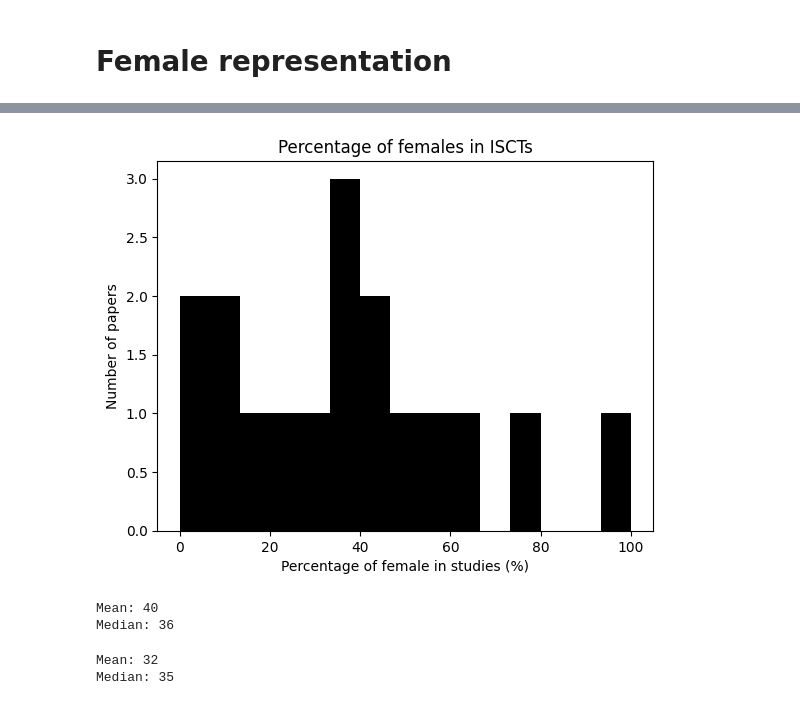
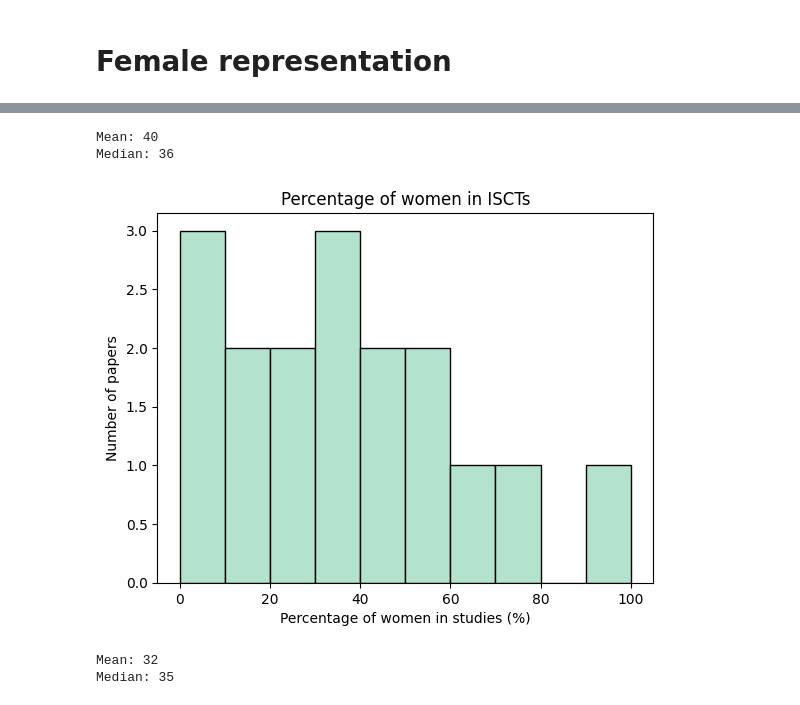
Before and after one commit to crisrogo/ISCTs_review, a Jupyter notebook: figures.ipynb, the cells around one changed output, grey strips where cells are left out. Saved outputs shown, nothing was run; the diff lists cells and outputs as text; code cells hidden in the pictures.

```diff
--- a/figures.ipynb
+++ b/figures.ipynb
@@ -694,34 +763,36 @@ plt.savefig("/home/crg17/Desktop/KCL_projects/ISCTs_review/figures/total.png")
 # %%
 from collections import Counter
 import matplotlib.pyplot as plt
 import numpy
 
 perc_females = []
 
 for paper in pie_data:
     perc_females.append(100*paper[0]/(paper[0]+paper[1]))
 
 papers_per_perc_females = Counter(perc_females)
 
 # Create the bar chart
-plt.hist(papers_per_perc_females, bins = 15, color='black')
+plt.hist(papers_per_perc_females, bins = 10, color=color_scheme(0), edgecolor='black')
 
 # Add labels and title
-plt.xlabel('Percentage of female in studies (%)')
+plt.xlabel('Percentage of women in studies (%)')
 plt.ylabel('Number of papers')
-plt.title('Percentage of females in ISCTs')
+plt.title('Percentage of women in ISCTs')
 
 # Show the chart
-plt.show()
+# plt.show()
 
 mean = round(numpy.mean(perc_females))
 median = round(numpy.median(perc_females))
 print("Mean: " + str(mean))
 print("Median: " + str(median))
+
+plt.savefig('/home/crg17/Desktop/KCL_projects/ISCTs_review/figures/women.png', dpi=500, bbox_inches='tight')
 # %% [output]
+Mean: 40
+Median: 36
-[figure, old version]
+[figure, new version]
-Mean: 40
-Median: 36
 # %%
 from collections import Counter
 import matplotlib.pyplot as plt
```
Also changed, not shown: parts of 16 cells of this notebook.
